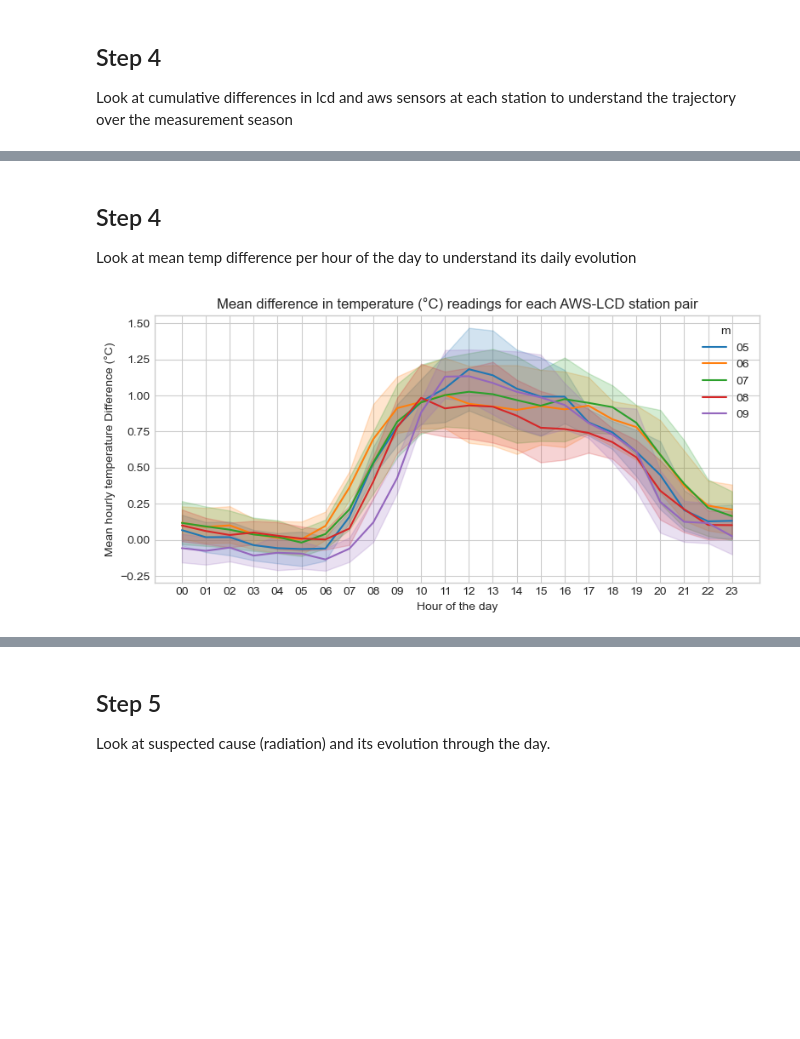
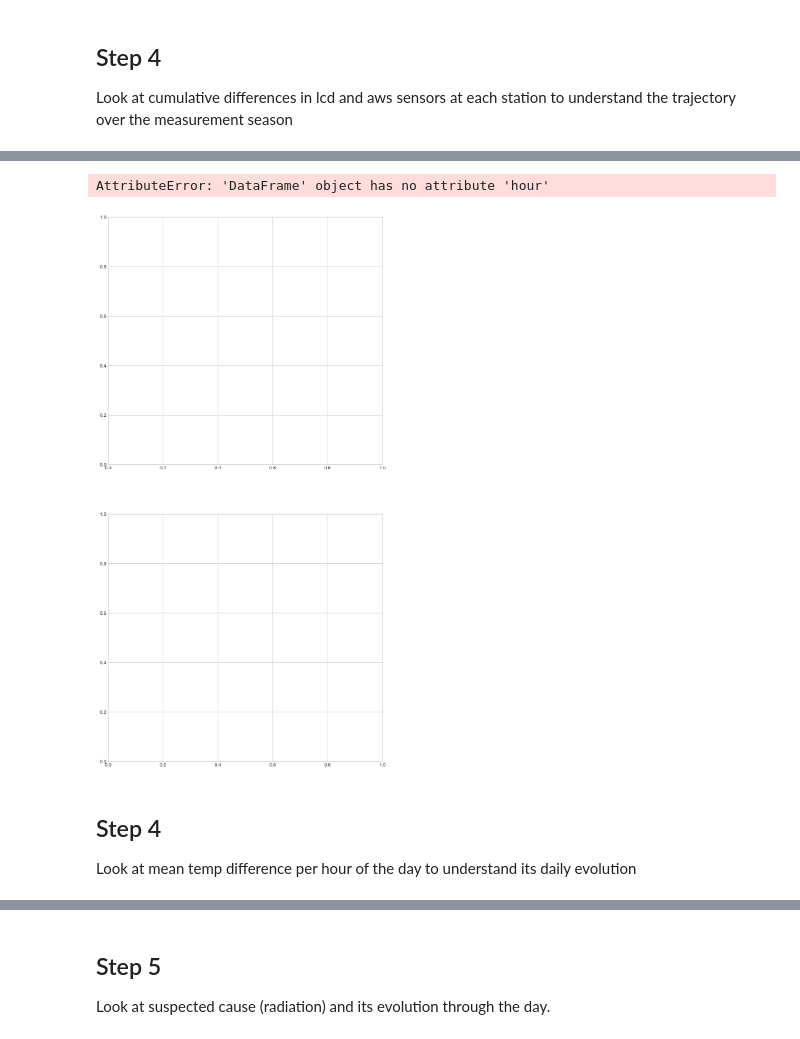
Before and after one commit to thorerismann/btemps, a Jupyter notebook: notebooks/exploratory/cumsum.ipynb, the cells around one changed output, grey strips where cells are left out. Drawn from its saved outputs; the diff is of its cells as text; code cells hidden in the pictures; blank space fills up the shorter version.

```diff
--- a/notebooks/exploratory/cumsum.ipynb
+++ b/notebooks/exploratory/cumsum.ipynb
@@ -270,3 +457,39 @@ plt.show()
+# %%
+plt.rcParams.update(plt.rcParamsDefault)
+%matplotlib inline
+plt.style.use('seaborn-whitegrid')
+fig,axs = plt.subplots(2,1,figsize = (10,20))
+data_ = melted_[melted_.stat == 'mean']
+sns.lineplot(data = data_,x=data_.hour,y='statistic',hue = 'stati',ax = axs[0])
+axs[0].set_xlabel("Hour of the day")
+axs[0].set_ylabel("Mean hourly temperature Difference (°C)")
+axs[0].set_title("May")
+loc = AutoLocator()
+axs[0].xaxis.set_major_locator(loc)
+
+data = melted_[melted_.stat == 'max']
+sns.lineplot(data = data,x=data.hour,y='statistic',hue = 'stati',ax = axs[1])
+axs[1].set_xlabel("Hour of the day")
+axs[1].set_ylabel("Mean hourly temperature Difference (°C)")
+axs[1].set_title("June")
+loc = AutoLocator()
+axs[1].xaxis.set_major_locator(loc)
+
+data = melted_[melted_.stat == 'min']
+sns.lineplot(data = data,x=data.hour,y='statistic',hue = 'stati',ax = axs[2])
+axs[2].set_xlabel("Hour of the day")
+axs[2].set_ylabel("Mean hourly temperature Difference (°C)")
+axs[2].set_title("July")
+loc = AutoLocator()
+axs[2].xaxis.set_major_locator(loc)
+
+plt.suptitle('Mean difference in temperature (°C) readings for each AWS-LCD station pair')
+plt.tight_layout(rect=[0, 0.03, 1, 0.99])
+#plt.savefig(F'{figdir}/hourly_cum_differences_months-2018.png')
+plt.show()
+# %% [output]
+AttributeError: 'DataFrame' object has no attribute 'hour'
+[figure, added]
 # %% [markdown]
 ## Step 4
 Look at mean temp difference per hour of the day to understand its daily evolution
@@ -278,23 +501,6 @@ stat_wanted = 'mean'
 period = 'h'
 check_month = True
 data_ = crangle.get_hourly_cum_diff(sensors,value_wanted,stat_wanted,period,check_month)
-# %%
-plt.rcParams.update(plt.rcParamsDefault)
-%matplotlib inline
-plt.style.use('seaborn-whitegrid')
-
-fig,axs = plt.subplots(figsize= (8,4))
-sns.lineplot(data = data_,x=data_.h,y=value_wanted,hue = 'm')
-plt.xlabel("Hour of the day")
-plt.ylabel("Mean hourly temperature Difference (°C)")
-plt.title("Mean difference in temperature (°C) readings for each AWS-LCD station pair")
-plt.tight_layout()
-#loc = AutoLocator()
-#axs.xaxis.set_major_locator(loc)
-plt.savefig(F'{figdir}/hourly_cum_differences_all_stations-months-2018.png')
-plt.show()
-# %% [output]
-[figure, removed]
 # %%
 plt.rcParams.update(plt.rcParamsDefault)
 %matplotlib inline
```
Also changed, not shown: parts of 22 cells of this notebook, 7 other files.
